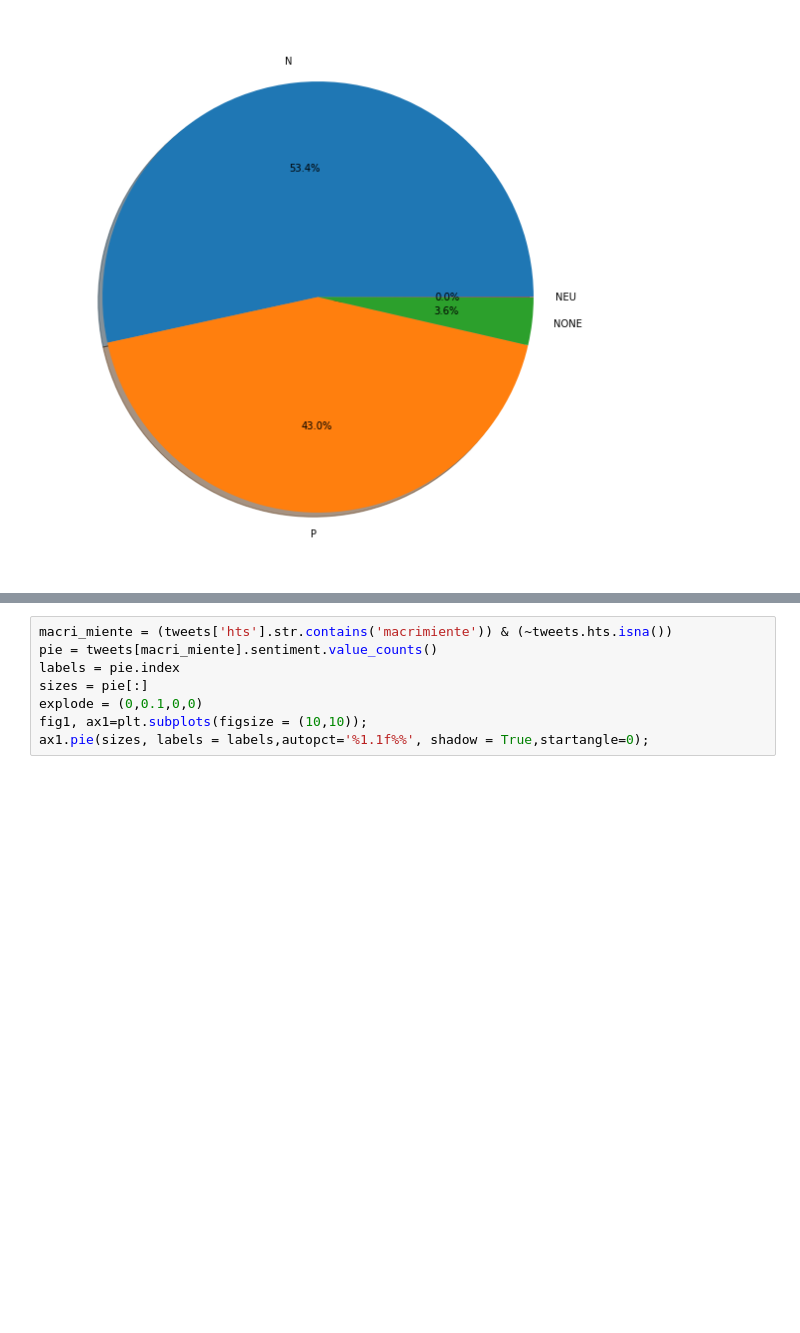
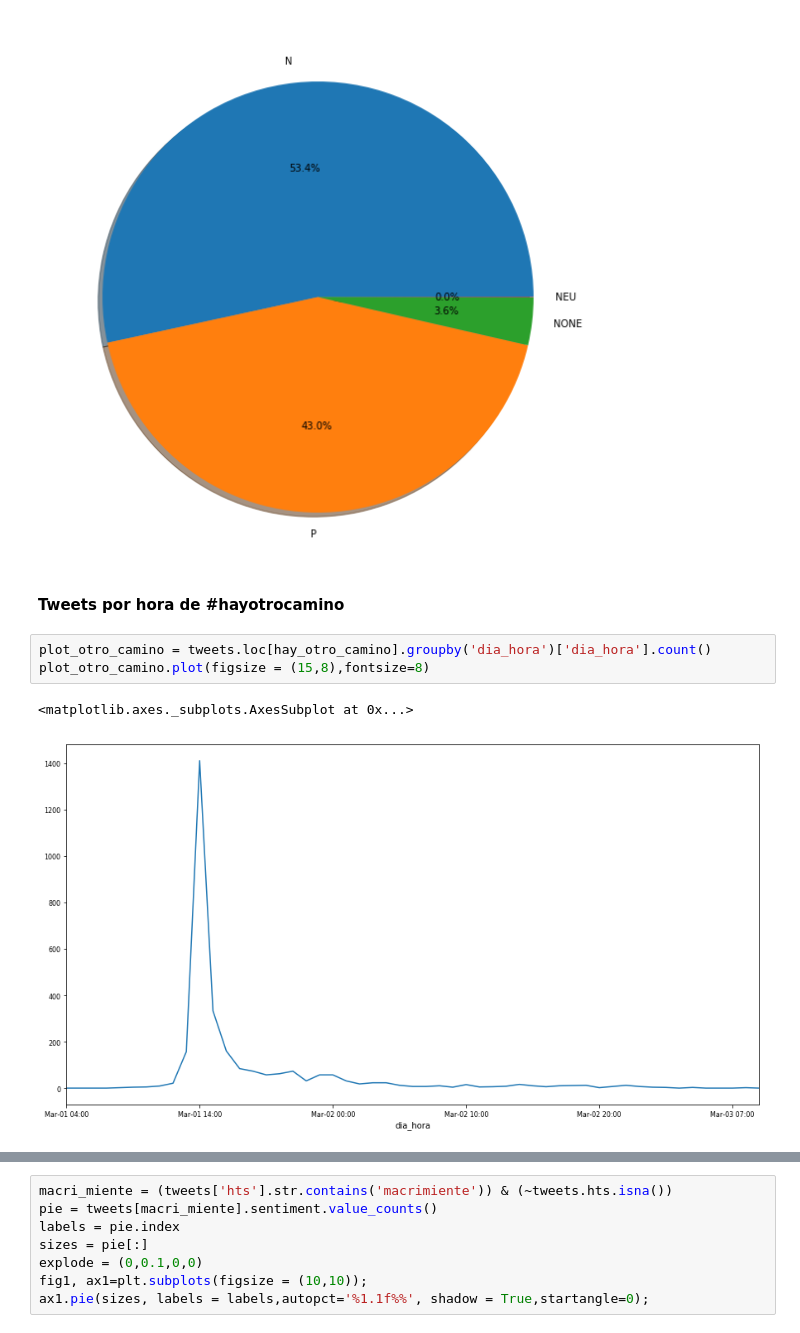
Before and after one commit to causapablo/Tweeter-, a Jupyter notebook: 1.0-analisis-tweets-modified.ipynb, the cells around one changed output, grey strips where cells are left out. Cells and saved outputs as stored; diff of their text form; blank space fills up the shorter version.

```diff
--- a/1.0-analisis-tweets-modified.ipynb
+++ b/1.0-analisis-tweets-modified.ipynb
@@ -369,4 +378,12 @@ fig1, ax1=plt.subplots(figsize = (10,10));
 ax1.pie(sizes, labels = labels,autopct='%1.1f%%', shadow = True,startangle=0);
 # %% [output]
 [figure]
+# %% [markdown]
+**Tweets por hora de #hayotrocamino**
+# %%
+plot_otro_camino = tweets.loc[hay_otro_camino].groupby('dia_hora')['dia_hora'].count()
+plot_otro_camino.plot(figsize = (15,8),fontsize=8)
+# %% [output]
+<matplotlib.axes._subplots.AxesSubplot at 0x...>
+[figure, added]
 # %% [markdown]
```
Also changed, not shown: parts of 13 cells of this notebook.
